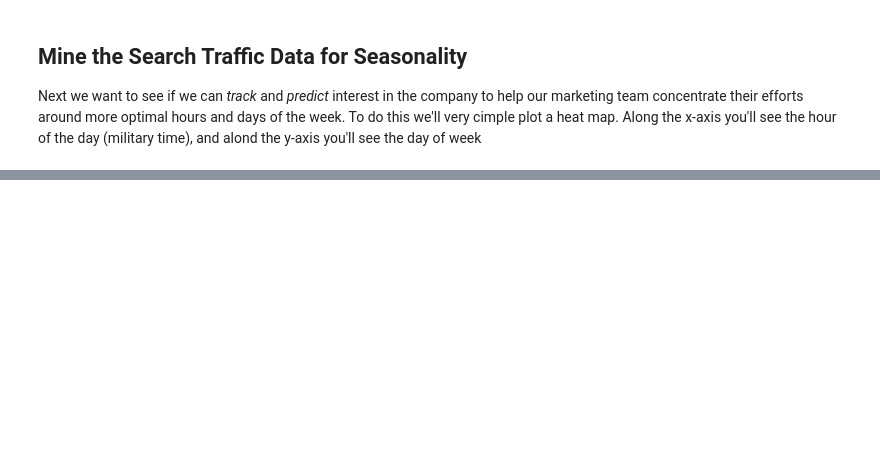
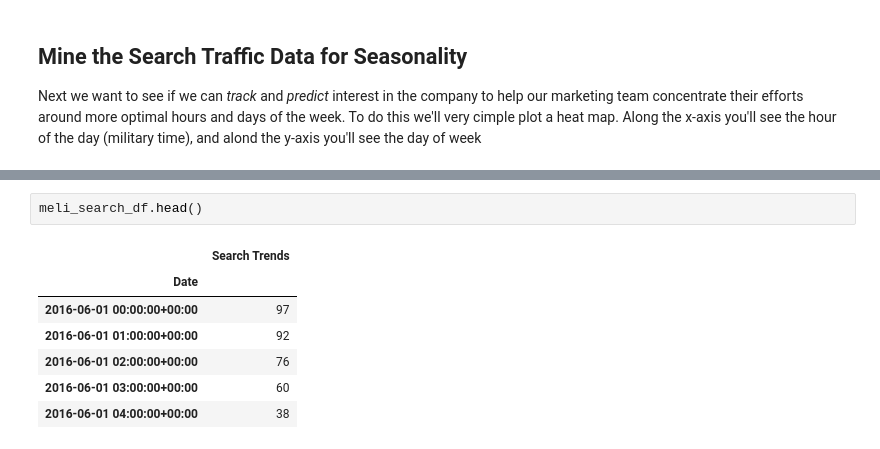
Before and after one commit to laramiedunlap/Forecasting_Mercado_Libre, a Jupyter notebook: main.ipynb, the cells around one changed output, grey strips where cells are left out. Saved outputs shown, nothing was run; the diff lists cells and outputs as text; blank space fills up the shorter version.

```diff
--- a/main.ipynb
+++ b/main.ipynb
@@ -114,0 +176,10 @@ fig * hline
+# %%
+meli_search_df.head()
+# %% [output]
+|  | Search Trends |
+| Date |  |
+| 2016-06-01 00:00:00+00:00 | 97 |
+| 2016-06-01 01:00:00+00:00 | 92 |
+| 2016-06-01 02:00:00+00:00 | 76 |
+| 2016-06-01 03:00:00+00:00 | 60 |
+| 2016-06-01 04:00:00+00:00 | 38 |
```
Also changed, not shown: parts of 14 cells of this notebook.
